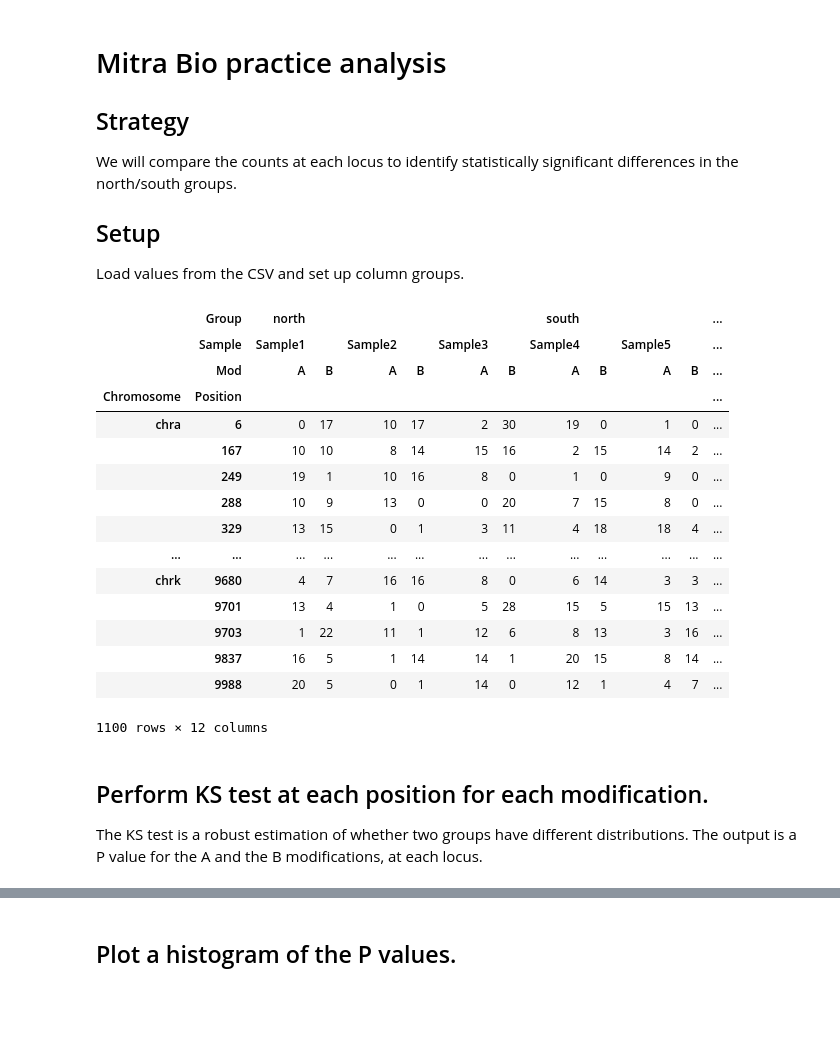
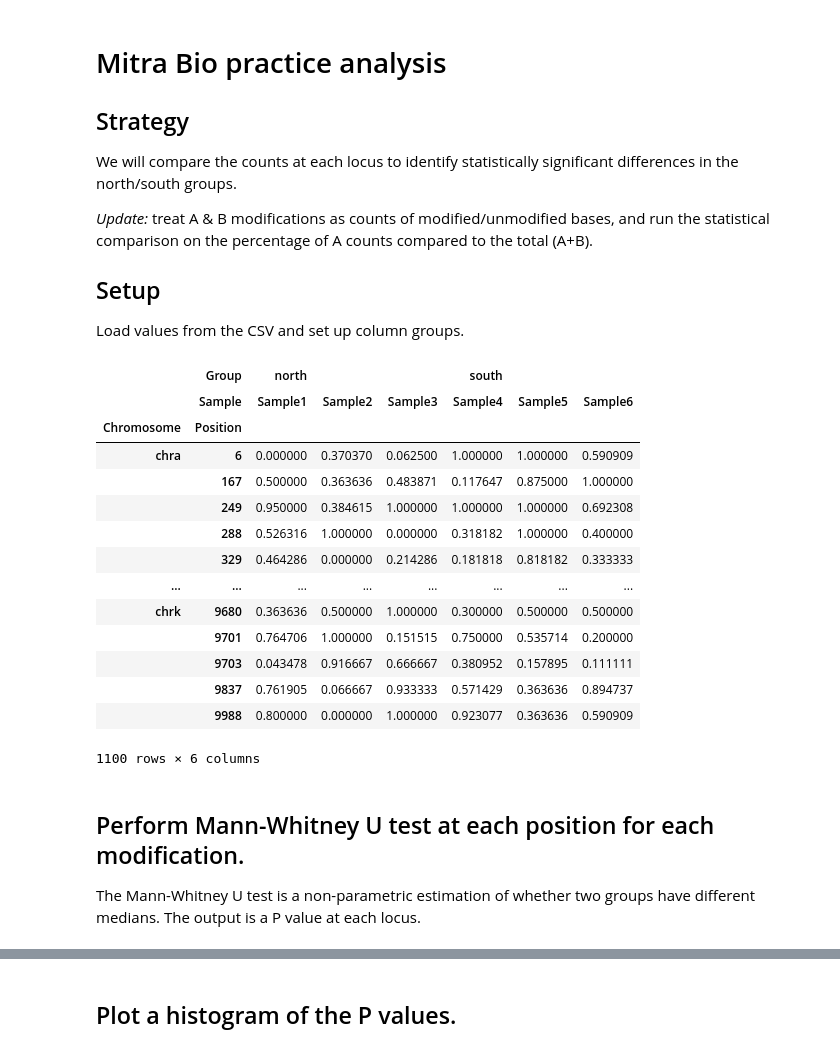
Before and after one commit to eirinnm/take-home-test, a Jupyter notebook: MitraTakeHomePython.ipynb, the cells around one changed output, grey strips where cells are left out. Drawn from its saved outputs; the diff is of its cells as text; code cells hidden in the pictures; blank space fills up the shorter version.

```diff
--- a/MitraTakeHomePython.ipynb
+++ b/MitraTakeHomePython.ipynb
@@ -5,40 +5,41 @@
 ## Strategy
 We will compare the counts at each locus to identify statistically significant differences in the north/south groups.
 
+*Update:* treat A & B modifications as counts of modified/unmodified bases, and run the statistical comparison on the percentage of A counts compared to the total (A+B).
+
 ## Setup
 Load values from the CSV and set up column groups.
 # %%
 ## Load data into a dataframe
 import pandas as pd
 
-df = pd.read_csv('exercise_data.csv', index_col=[0,1])
-df.columns = df.columns.str.split(' ', expand=True).rename(['Sample', 'Mod'])
-
+data = pd.read_csv('exercise_data.csv', index_col=[0,1])
+data.columns = data.columns.str.split(' ', expand=True).rename(['Sample', 'Mod'])
+df = data.xs('A', level='Mod',axis=1) / data.sum(axis=1, level=0)
 df = pd.concat([df], axis=1,names=['Group'],keys=['north'])
 df.columns.set_levels(['north','south'], level='Group', inplace=True)
-df.columns.set_codes([0,0,0,0,0,0,1,1,1,1,1,1], level='Group', inplace=True)
+df.columns.set_codes([0,0,0,1,1,1], level='Group', inplace=True)
 df
 # %% [output]
-|  | Group | north |  |  |  |  |  | south |  |  |  | ... |
-|  | Sample | Sample1 |  | Sample2 |  | Sample3 |  | Sample4 |  | Sample5 |  | ... |
-|  | Mod | A | B | A | B | A | B | A | B | A | B | ... |
-| Chromosome | Position |  |  |  |  |  |  |  |  |  |  | ... |
-| chra | 6 | 0 | 17 | 10 | 17 | 2 | 30 | 19 | 0 | 1 | 0 | ... |
-|  | 167 | 10 | 10 | 8 | 14 | 15 | 16 | 2 | 15 | 14 | 2 | ... |
-|  | 249 | 19 | 1 | 10 | 16 | 8 | 0 | 1 | 0 | 9 | 0 | ... |
-|  | 288 | 10 | 9 | 13 | 0 | 0 | 20 | 7 | 15 | 8 | 0 | ... |
-|  | 329 | 13 | 15 | 0 | 1 | 3 | 11 | 4 | 18 | 18 | 4 | ... |
-| ... | ... | ... | ... | ... | ... | ... | ... | ... | ... | ... | ... | ... |
-| chrk | 9680 | 4 | 7 | 16 | 16 | 8 | 0 | 6 | 14 | 3 | 3 | ... |
-|  | 9701 | 13 | 4 | 1 | 0 | 5 | 28 | 15 | 5 | 15 | 13 | ... |
-|  | 9703 | 1 | 22 | 11 | 1 | 12 | 6 | 8 | 13 | 3 | 16 | ... |
-|  | 9837 | 16 | 5 | 1 | 14 | 14 | 1 | 20 | 15 | 8 | 14 | ... |
-|  | 9988 | 20 | 5 | 0 | 1 | 14 | 0 | 12 | 1 | 4 | 7 | ... |
+|  | Group | north |  |  | south |  |  |
+|  | Sample | Sample1 | Sample2 | Sample3 | Sample4 | Sample5 | Sample6 |
+| Chromosome | Position |  |  |  |  |  |  |
+| chra | 6 | 0.000000 | 0.370370 | 0.062500 | 1.000000 | 1.000000 | 0.590909 |
+|  | 167 | 0.500000 | 0.363636 | 0.483871 | 0.117647 | 0.875000 | 1.000000 |
+|  | 249 | 0.950000 | 0.384615 | 1.000000 | 1.000000 | 1.000000 | 0.692308 |
+|  | 288 | 0.526316 | 1.000000 | 0.000000 | 0.318182 | 1.000000 | 0.400000 |
+|  | 329 | 0.464286 | 0.000000 | 0.214286 | 0.181818 | 0.818182 | 0.333333 |
+| ... | ... | ... | ... | ... | ... | ... | ... |
+| chrk | 9680 | 0.363636 | 0.500000 | 1.000000 | 0.300000 | 0.500000 | 0.500000 |
+|  | 9701 | 0.764706 | 1.000000 | 0.151515 | 0.750000 | 0.535714 | 0.200000 |
+|  | 9703 | 0.043478 | 0.916667 | 0.666667 | 0.380952 | 0.157895 | 0.111111 |
+|  | 9837 | 0.761905 | 0.066667 | 0.933333 | 0.571429 | 0.363636 | 0.894737 |
+|  | 9988 | 0.800000 | 0.000000 | 1.000000 | 0.923077 | 0.363636 | 0.590909 |
-1100 rows × 12 columns
+1100 rows × 6 columns
 # %% [markdown]
-## Perform KS test at each position for each modification.
+## Perform Mann-Whitney U test at each position for each modification.
 
-The KS test is a robust estimation of whether two groups have different distributions. The output is a P value for the A and the B modifications, at each locus.
+The Mann-Whitney U test is a non-parametric estimation of whether two groups have different medians. The output is a P value at each locus.
 # %%
 ## At each position, compare the groups.
 import scipy.stats
```
Also changed, not shown: parts of 7 cells of this notebook.
